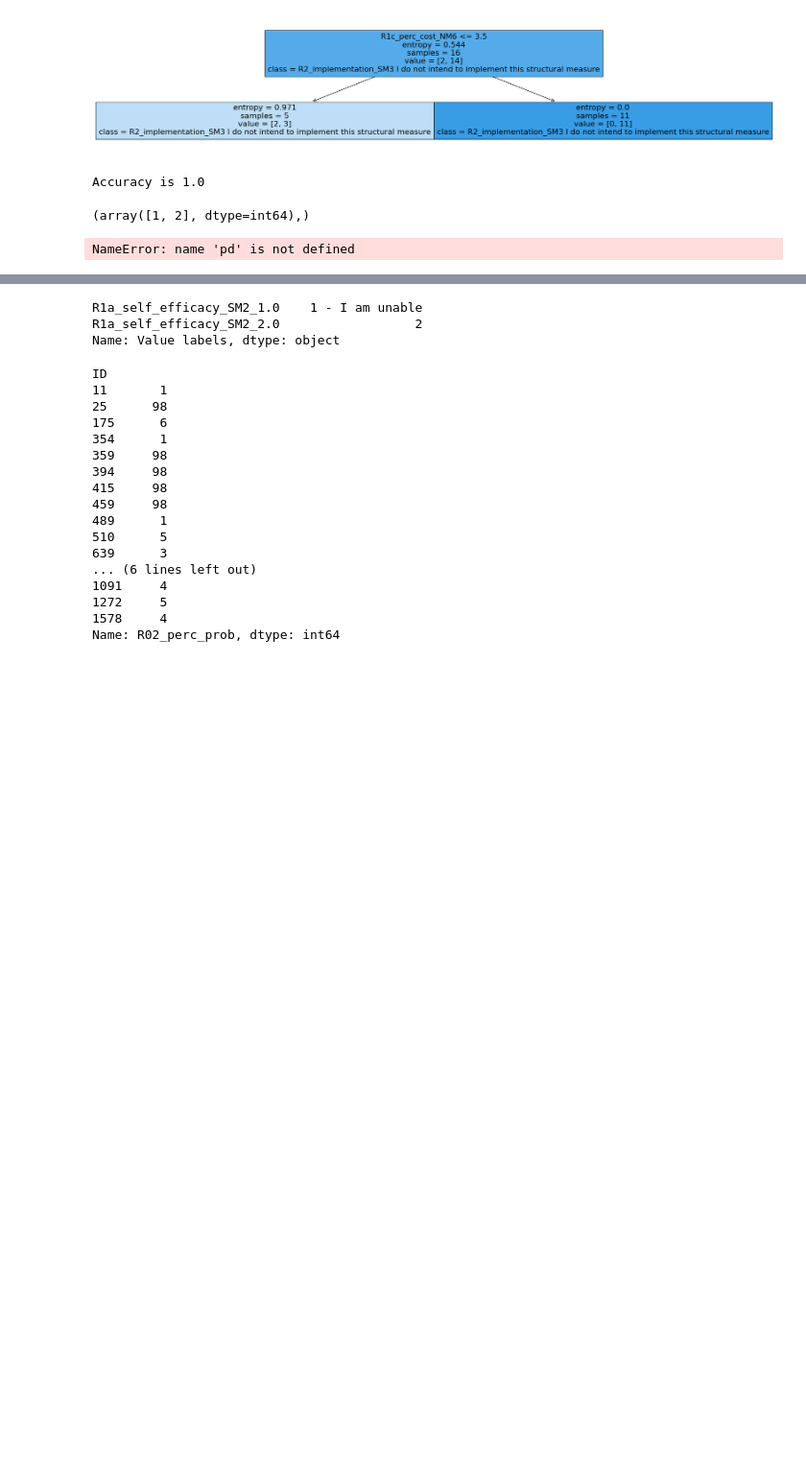
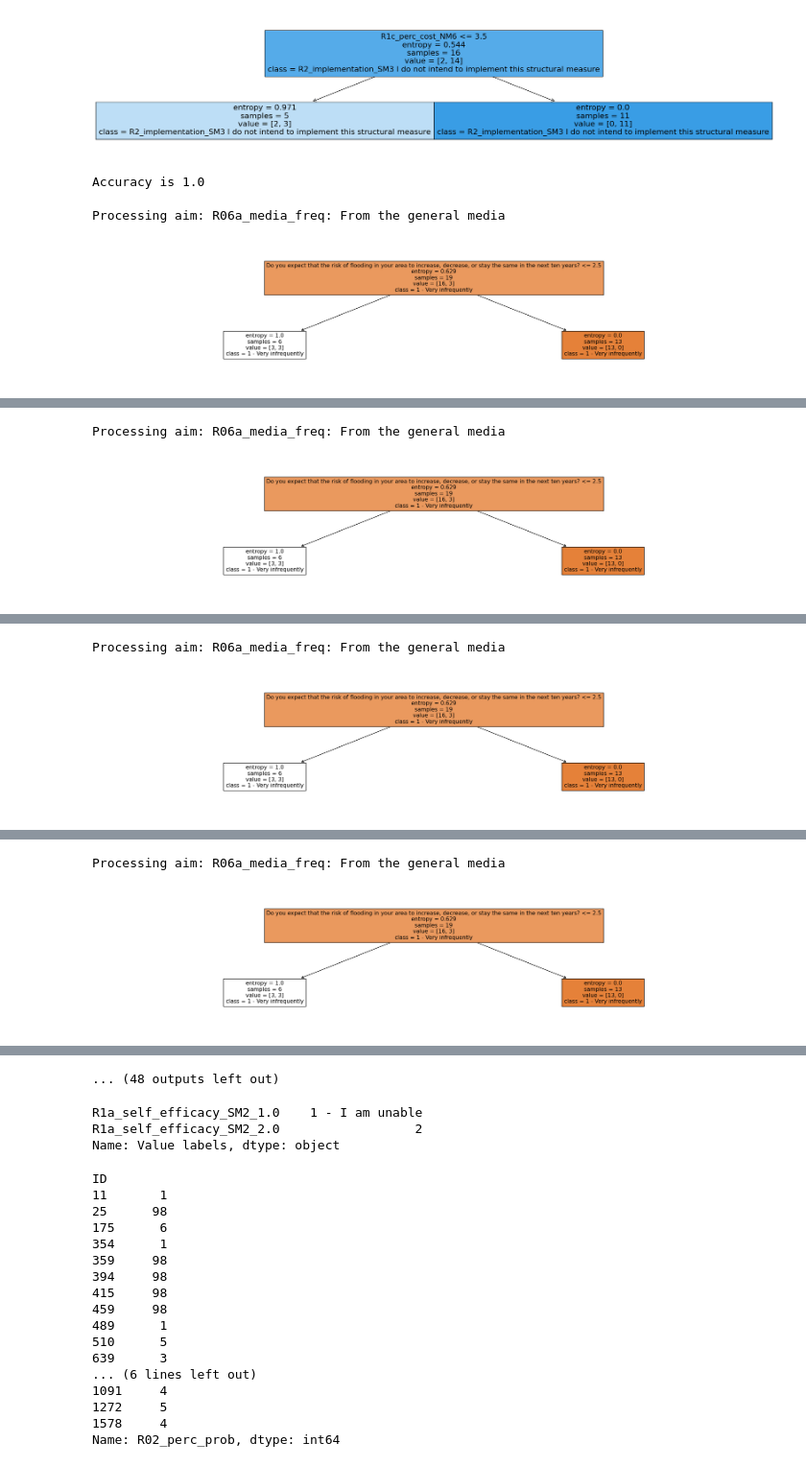
Before and after one commit to GeorgeGitHubbins/MScThesis-Extracting-InformalRules-from-Surveys, a Jupyter notebook: ReadSCALAR.ipynb, the cells around one changed output, grey strips where cells are left out. Shown at 96% size. Drawn from its saved outputs; the diff is of its cells as text; code cells hidden in the pictures; blank space fills up the shorter version.

```diff
--- a/ReadSCALAR.ipynb
+++ b/ReadSCALAR.ipynb
@@ -350,10 +350,6 @@ Accuracy is 1.0
 R2_implementation_SM3
 [figure]
 Accuracy is 1.0
-# %%
-leaf_indices
-# %% [output]
-(array([1, 2], dtype=int64),)
 # %%
 statement_questions = pd.DataFrame(columns = ['Aim', 'Aim_resp', 'filter1', 'Condition', 'Condition_resp', 'Threshold', 'filter2'])
 random_states = [12, 45, 87, 14, 25]
@@ -375,7 +371,7 @@ for aim in chosen_aims:
 
         # Train/test split and decision tree classifier
         X_train, X_test, y_train, y_test = train_test_split(X, Y, test_size=0.05, random_state=100)
-        clf_entropy = DecisionTreeClassifier(criterion='entropy', random_state=r_state, max_depth=, min_samples_leaf=5)
+        clf_entropy = DecisionTreeClassifier(criterion='entropy', random_state=r_state, max_depth=1, min_samples_leaf=5)
         clf_entropy.fit(X_train, y_train)
 
         #Get a list of descriptions for all the condtions we test
@@ -435,31 +431,32 @@ for aim in chosen_aims:
 
         # Filter data for those meeting the condition
         condition_column = aim_responses[condition]
         filter1_count = len(Y[Y == y_train[0]])  # Sample size for those with the lowest entropy class
         filter2_count = len(condition_column[condition_column <= threshold])  # Sample size within the threshold
 
         condition_rows = survey_questions[survey_questions['Variable Label\n (Data files)'] == condition]
 
         # Create a new row with specified values
         new_row = {
             'Aim': aim,
             'Aim_resp': classes[majority_class_index],  # Class with the lowest entropy
             'filter1': root_class_maxcount,
             'Condition': condition,
             'Condition_resp': ", ".join(condition_rows_of_leaf),
             'Threshold': threshold,
             'filter2': majority_class_count
         }
         # Using a new index to add a row directly
         ind = len(statement_questions)  # Determine the next index
         statement_questions.loc[ind] = new_row
 
         # Drop duplicates if needed
         statement_questions = statement_questions.drop_duplicates()
         display(statement_questions, )
 
 
 # Save the DataFrame to a CSV file
 statement_questions.to_csv("tree_selected _statements.csv", index=False)
 # %% [output]
-NameError: name 'pd' is not defined
+Processing aim: R06a_media_freq: From the general media
+[figure, added]
@@ -465,0 +465,2 @@ NameError: name 'pd' is not defined
+Processing aim: R06a_media_freq: From the general media
+[figure, added]
@@ -465,0 +469,2 @@ NameError: name 'pd' is not defined
+Processing aim: R06a_media_freq: From the general media
+[figure, added]
@@ -465,0 +473,2 @@ NameError: name 'pd' is not defined
+Processing aim: R06a_media_freq: From the general media
+[figure, added]
@@ -466,3 +477,4 @@ NameError: name 'pd' is not defined
+... (48 outputs left out)
 # %%
 condition_rows_of_leaf
 # %% [output]
```
Also changed, not shown: parts of 2 cells of this notebook, 7 other files.
